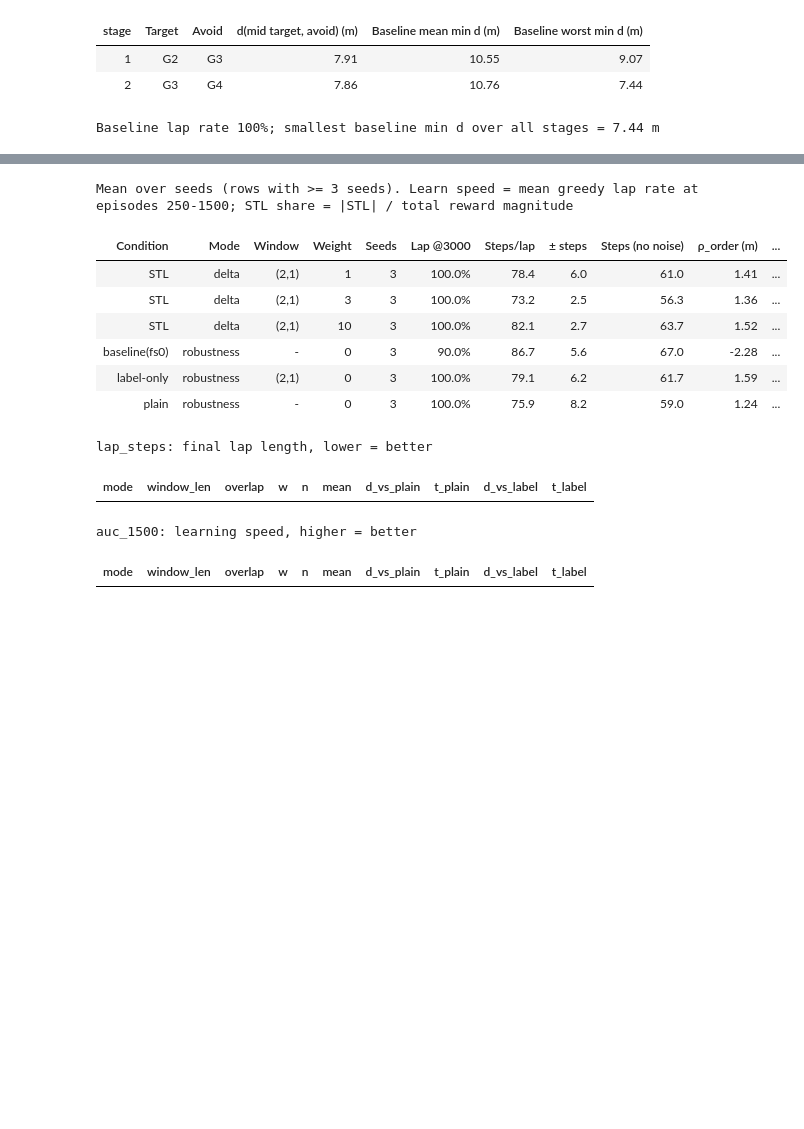
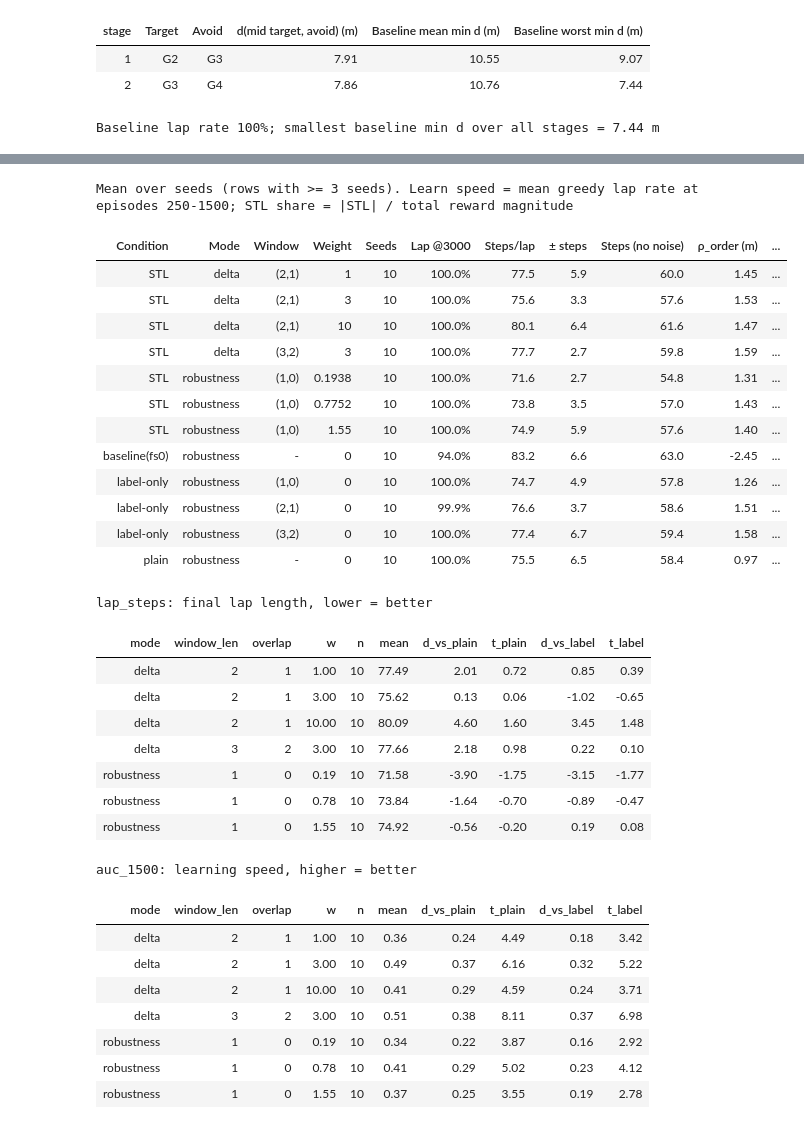
Before and after one commit to VIP-Team-AIDA3/RL_planner, a Jupyter notebook: RL Tutorial/Demo Results/tune-weights.ipynb, the cells around one changed output, grey strips where cells are left out. Drawn from its saved outputs; the diff is of its cells as text; code cells hidden in the pictures; blank space fills up the shorter version.

Commit message:
Approach 3 BHNR cleaned up w/ results displayed in tune-weights.ipynb

```diff
--- a/RL Tutorial/Demo Results/tune-weights.ipynb
+++ b/RL Tutorial/Demo Results/tune-weights.ipynb
@@ -5,6 +5,6 @@ The order reward is the windowed BHNR reward (everything is in `stl.py`): robust
 # %%
 # environment check + show() helper.
-# This notebook needs matching versions of stl.py, bhnr_sweep.py, make_jobs.py, analyze_sweep.py and race_env.py next to it.
+# This notebook needs matching versions of stl.py, sweep.py and race_env.py next to it.
 import importlib
 import importlib.util
 import inspect
@@ -15,9 +15,8 @@ from IPython.display import display
 
 REQUIRED = {   # module -> names this notebook uses from it
     "stl": ["STLOrderMonitor", "STL_REWARDS", "robustness_weight", "BHNRWindow"],
-    "bhnr_sweep": ["run_jobs", "job_id", "SETTINGS"],
-    "make_jobs": ["PLAIN", "LABEL_ONLY", "BASELINE"],
-    "analyze_sweep": ["load", "summarize", "compare"],
+    "sweep": ["SETTINGS", "run_jobs", "job_id", "train", "greedy_action", "PLAIN", "LABEL_ONLY", "BASELINE",
+              "load_results", "summarize", "compare"],
 }
 problems = []
 for name, attrs in REQUIRED.items():
@@ -30,17 +29,18 @@ for name, attrs in REQUIRED.items():
     if missing:
         problems.append(f"{name}.py ({os.path.abspath(mod.__file__)}): missing {missing}")
 if not problems:
-    import analyze_sweep, bhnr_sweep, stl
+    import stl, sweep
     if "observe_label" not in inspect.signature(stl.STLOrderMonitor.__init__).parameters:
         problems.append("stl.py: STLOrderMonitor has no `observe_label` argument")
-    if "course_path" not in inspect.signature(bhnr_sweep.run_jobs).parameters:
-        problems.append("bhnr_sweep.py: run_jobs has no `course_path` argument")
-    if "rho_avoidance" not in analyze_sweep.METRICS:
-        problems.append("analyze_sweep.py: METRICS has no 'rho_avoidance'")
+    if "course_path" not in inspect.signature(sweep.run_jobs).parameters:
+        problems.append("sweep.py: run_jobs has no `course_path` argument")
+    if "rho_avoidance" not in sweep.METRICS:
+        problems.append("sweep.py: METRICS has no 'rho_avoidance'")
 if problems:
     raise RuntimeError("Out-of-date or missing files next to this notebook:\n  - " + "\n  - ".join(problems) +
-                       "\nCopy the latest stl.py, bhnr_sweep.py, make_jobs.py and analyze_sweep.py (plus your race_env.py) into this "
-                       "notebook's folder, then Restart & Run All. (bhnr.py no longer exists: its code is inside stl.py.)")
+                       "\nCopy the latest stl.py and sweep.py (plus your race_env.py) into this notebook's folder, then Restart & Run All. "
+                       "(bhnr.py, bhnr_sweep.py, make_jobs.py, analyze_sweep.py and hover_analysis.py no longer exist: their code "
+                       "is inside stl.py and sweep.py.)")
 print("files OK:", ", ".join(f"{m}.py" for m in REQUIRED), "| stl.py =", os.path.abspath(stl.__file__))
 
 # Optional: pandas needs jinja2 for styled tables (and matplotlib for the colour gradients). Without it every table
@@ -304,49 +233,66 @@ KeyboardInterrupt:
 # %%
-import os
-from analyze_sweep import compare, load, summarize
-
 RESULTS_PATH = globals().get("RESULTS_PATH", "results.jsonl")   # set by the sweep cell above
 if not os.path.exists(RESULTS_PATH) or os.path.getsize(RESULTS_PATH) == 0:
     print(f"No results in {RESULTS_PATH} yet. Run the sweep cell above first; if it raised an error, fix that and rerun it.")
 else:
-    runs = load(RESULTS_PATH)
+    runs = load_results(RESULTS_PATH)
     have = sorted(int(e) for e in runs["episodes"].unique())
     runs = runs[runs["episodes"] == SETTINGS["episodes"]]
     if runs.empty:
         print(f"{RESULTS_PATH} has no runs with {SETTINGS['episodes']} episodes (it has: {have}). "
               "Results are only comparable at the same episode count.")
     else:
         results = summarize(runs)
         results = results[results["n_seeds"] >= 3].sort_values(["cond", "mode", "window_len", "overlap", "w"])
         results["window"] = [f"({a},{b})" if c_ == "STL" or c_ == "label-only" else "-" for a, b, c_ in
                              zip(results["window_len"], results["overlap"], results["cond"])]
         table = results[["cond", "mode", "window", "w", "n_seeds", "lap_rate", "lap_steps", "lap_steps_sd", "noisefree_lap_steps",
                          "rho_order", "rho_avoidance", "lap@1000", "auc_1500", "ep_to_90", "train_s", "stl_share"]].rename(columns={
             "cond": "Condition", "mode": "Mode", "window": "Window", "w": "Weight", "n_seeds": "Seeds", "lap_rate": f"Lap @{SETTINGS['episodes']}",
             "lap_steps": "Steps/lap", "lap_steps_sd": "± steps", "noisefree_lap_steps": "Steps (no noise)", "rho_order": "ρ_order (m)",
             "rho_avoidance": "ρ_avoid (m)", "lap@1000": "Lap @1000", "auc_1500": "Learn speed", "ep_to_90": "Eps to 90%",
             "train_s": "Train s", "stl_share": "STL share"})
 
         print(f"Mean over seeds (rows with >= 3 seeds). Learn speed = mean greedy lap rate at episodes 250-1500; STL share = |STL| / total reward magnitude")
         show(table, formats={f"Lap @{SETTINGS['episodes']}": "{:.1%}", "Lap @1000": "{:.0%}", "Steps/lap": "{:.1f}", "± steps": "{:.1f}",
                          "Steps (no noise)": "{:.1f}", "ρ_order (m)": "{:.2f}", "ρ_avoid (m)": "{:.2f}", "Learn speed": "{:.2f}",
                          "Eps to 90%": "{:.0f}", "Train s": "{:.0f}", "STL share": "{:.1%}", "Weight": "{:.4g}"},
              gradients=[("Steps/lap", "magma_r"), ("Learn speed", "magma")])
 
         # Welch t per STL arm vs plain Q-learning and vs its matching label-only control (|t| < 2 is roughly seed noise)
         for metric, note in [("lap_steps", "final lap length, lower = better"), ("auc_1500", "learning speed, higher = better")]:
             print(f"\n{metric}: {note}")
             show(compare(runs, metric, min_seeds=5))
 # %% [output]
 Mean over seeds (rows with >= 3 seeds). Learn speed = mean greedy lap rate at episodes 250-1500; STL share = |STL| / total reward magnitude
 | Condition | Mode | Window | Weight | Seeds | Lap @3000 | Steps/lap | ± steps | Steps (no noise) | ρ_order (m) | ... |
-| STL | delta | (2,1) | 1 | 3 | 100.0% | 78.4 | 6.0 | 61.0 | 1.41 | ... |
-| STL | delta | (2,1) | 3 | 3 | 100.0% | 73.2 | 2.5 | 56.3 | 1.36 | ... |
-| STL | delta | (2,1) | 10 | 3 | 100.0% | 82.1 | 2.7 | 63.7 | 1.52 | ... |
-| baseline(fs0) | robustness | - | 0 | 3 | 90.0% | 86.7 | 5.6 | 67.0 | -2.28 | ... |
-| label-only | robustness | (2,1) | 0 | 3 | 100.0% | 79.1 | 6.2 | 61.7 | 1.59 | ... |
-| plain | robustness | - | 0 | 3 | 100.0% | 75.9 | 8.2 | 59.0 | 1.24 | ... |
+| STL | delta | (2,1) | 1 | 10 | 100.0% | 77.5 | 5.9 | 60.0 | 1.45 | ... |
+| STL | delta | (2,1) | 3 | 10 | 100.0% | 75.6 | 3.3 | 57.6 | 1.53 | ... |
+| STL | delta | (2,1) | 10 | 10 | 100.0% | 80.1 | 6.4 | 61.6 | 1.47 | ... |
+| STL | delta | (3,2) | 3 | 10 | 100.0% | 77.7 | 2.7 | 59.8 | 1.59 | ... |
+| STL | robustness | (1,0) | 0.1938 | 10 | 100.0% | 71.6 | 2.7 | 54.8 | 1.31 | ... |
+| STL | robustness | (1,0) | 0.7752 | 10 | 100.0% | 73.8 | 3.5 | 57.0 | 1.43 | ... |
+| STL | robustness | (1,0) | 1.55 | 10 | 100.0% | 74.9 | 5.9 | 57.6 | 1.40 | ... |
+| baseline(fs0) | robustness | - | 0 | 10 | 94.0% | 83.2 | 6.6 | 63.0 | -2.45 | ... |
+| label-only | robustness | (1,0) | 0 | 10 | 100.0% | 74.7 | 4.9 | 57.8 | 1.26 | ... |
+| label-only | robustness | (2,1) | 0 | 10 | 99.9% | 76.6 | 3.7 | 58.6 | 1.51 | ... |
+| label-only | robustness | (3,2) | 0 | 10 | 100.0% | 77.4 | 6.7 | 59.4 | 1.58 | ... |
+| plain | robustness | - | 0 | 10 | 100.0% | 75.5 | 6.5 | 58.4 | 0.97 | ... |
 lap_steps: final lap length, lower = better
 | mode | window_len | overlap | w | n | mean | d_vs_plain | t_plain | d_vs_label | t_label |
+| delta | 2 | 1 | 1.00 | 10 | 77.49 | 2.01 | 0.72 | 0.85 | 0.39 |
+| delta | 2 | 1 | 3.00 | 10 | 75.62 | 0.13 | 0.06 | -1.02 | -0.65 |
+| delta | 2 | 1 | 10.00 | 10 | 80.09 | 4.60 | 1.60 | 3.45 | 1.48 |
+| delta | 3 | 2 | 3.00 | 10 | 77.66 | 2.18 | 0.98 | 0.22 | 0.10 |
+| robustness | 1 | 0 | 0.19 | 10 | 71.58 | -3.90 | -1.75 | -3.15 | -1.77 |
+| robustness | 1 | 0 | 0.78 | 10 | 73.84 | -1.64 | -0.70 | -0.89 | -0.47 |
+| robustness | 1 | 0 | 1.55 | 10 | 74.92 | -0.56 | -0.20 | 0.19 | 0.08 |
 auc_1500: learning speed, higher = better
 | mode | window_len | overlap | w | n | mean | d_vs_plain | t_plain | d_vs_label | t_label |
+| delta | 2 | 1 | 1.00 | 10 | 0.36 | 0.24 | 4.49 | 0.18 | 3.42 |
+| delta | 2 | 1 | 3.00 | 10 | 0.49 | 0.37 | 6.16 | 0.32 | 5.22 |
+| delta | 2 | 1 | 10.00 | 10 | 0.41 | 0.29 | 4.59 | 0.24 | 3.71 |
+| delta | 3 | 2 | 3.00 | 10 | 0.51 | 0.38 | 8.11 | 0.37 | 6.98 |
+| robustness | 1 | 0 | 0.19 | 10 | 0.34 | 0.22 | 3.87 | 0.16 | 2.92 |
+| robustness | 1 | 0 | 0.78 | 10 | 0.41 | 0.29 | 5.02 | 0.23 | 4.12 |
+| robustness | 1 | 0 | 1.55 | 10 | 0.37 | 0.25 | 3.55 | 0.19 | 2.78 |
```
Also changed, not shown: parts of 7 cells of this notebook, 10 other files.
